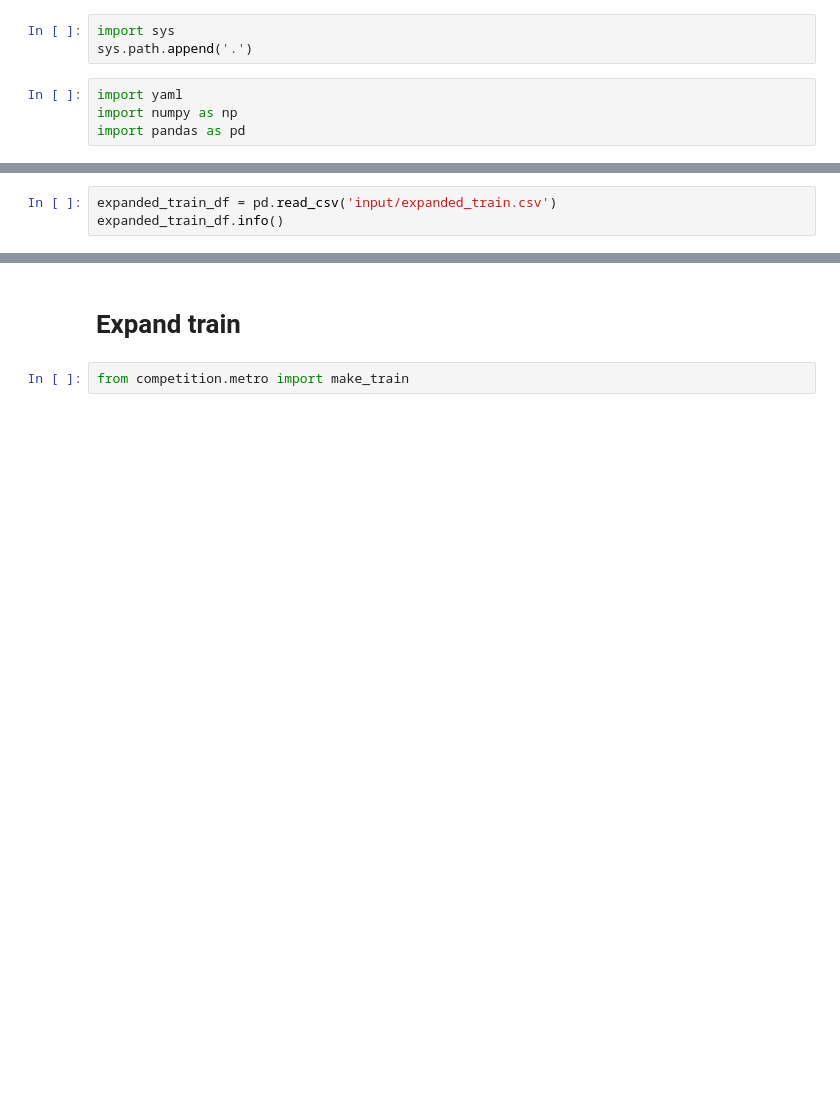
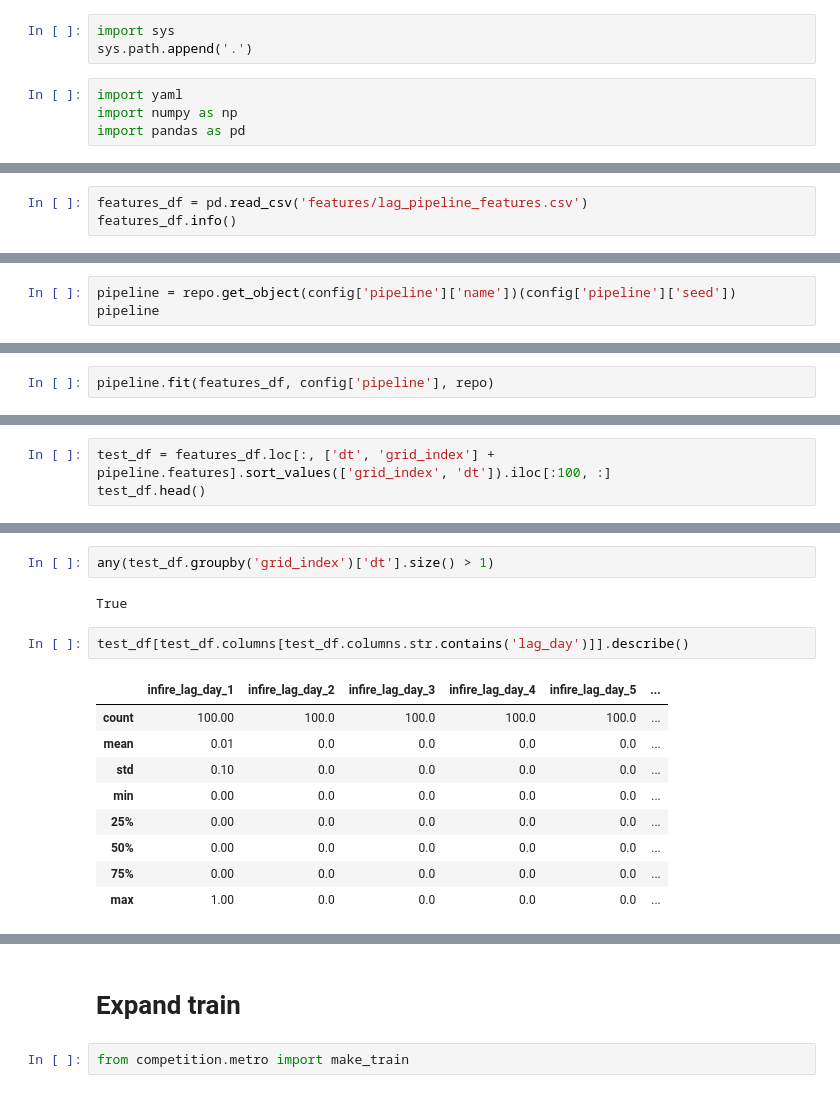
Before and after one commit to Antiguru11/NoFireWithAI, a Jupyter notebook: debug.ipynb, the cells around one changed output, grey strips where cells are left out. Cells and saved outputs as stored; diff of their text form; blank space fills up the shorter version.

Commit message:
make experiment lag_pipeline

```diff
--- a/debug.ipynb
+++ b/debug.ipynb
@@ -48,6 +54,6 @@ repo._objects
 # %%
-expanded_train_df = pd.read_csv('input/expanded_train.csv')
-expanded_train_df.info()
+features_df = pd.read_csv('features/lag_pipeline_features.csv')
+features_df.info()
 # %% [output]
 <class 'pandas.core.frame.DataFrame'>
 RangeIndex: 1053086 entries, 0 to 1053085
@@ -68,0 +63,3 @@ memory usage: 145.6+ MB
+# %%
+pipeline = repo.get_object(config['pipeline']['name'])(config['pipeline']['seed'])
+pipeline
@@ -68,0 +68,2 @@ memory usage: 145.6+ MB
+# %%
+pipeline.fit(features_df, config['pipeline'], repo)
@@ -68,0 +72,3 @@ memory usage: 145.6+ MB
+# %%
+test_df = features_df.loc[:, ['dt', 'grid_index'] + pipeline.features].sort_values(['grid_index', 'dt']).iloc[:100, :]
+test_df.head()
@@ -68,0 +83,16 @@ memory usage: 145.6+ MB
+# %%
+any(test_df.groupby('grid_index')['dt'].size() > 1)
+# %% [output]
+True
+# %%
+test_df[test_df.columns[test_df.columns.str.contains('lag_day')]].describe()
+# %% [output]
+|  | infire_lag_day_1 | infire_lag_day_2 | infire_lag_day_3 | infire_lag_day_4 | infire_lag_day_5 | ... |
+| count | 100.00 | 100.0 | 100.0 | 100.0 | 100.0 | ... |
+| mean | 0.01 | 0.0 | 0.0 | 0.0 | 0.0 | ... |
+| std | 0.10 | 0.0 | 0.0 | 0.0 | 0.0 | ... |
+| min | 0.00 | 0.0 | 0.0 | 0.0 | 0.0 | ... |
+| 25% | 0.00 | 0.0 | 0.0 | 0.0 | 0.0 | ... |
+| 50% | 0.00 | 0.0 | 0.0 | 0.0 | 0.0 | ... |
+| 75% | 0.00 | 0.0 | 0.0 | 0.0 | 0.0 | ... |
+| max | 1.00 | 0.0 | 0.0 | 0.0 | 0.0 | ... |
```
Also changed, not shown: parts of 26 cells of this notebook, 5 other files.
